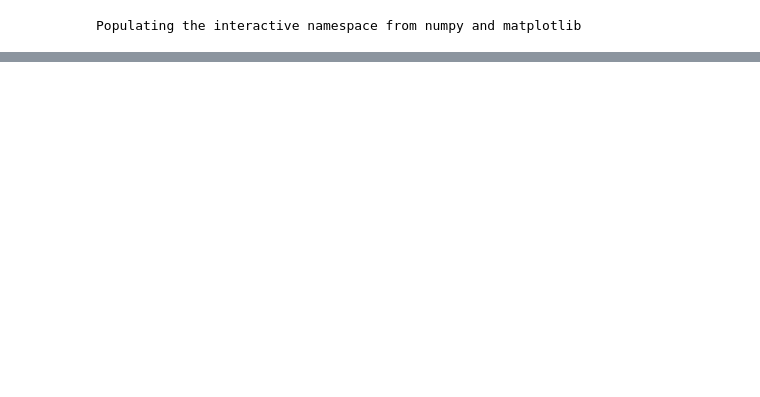
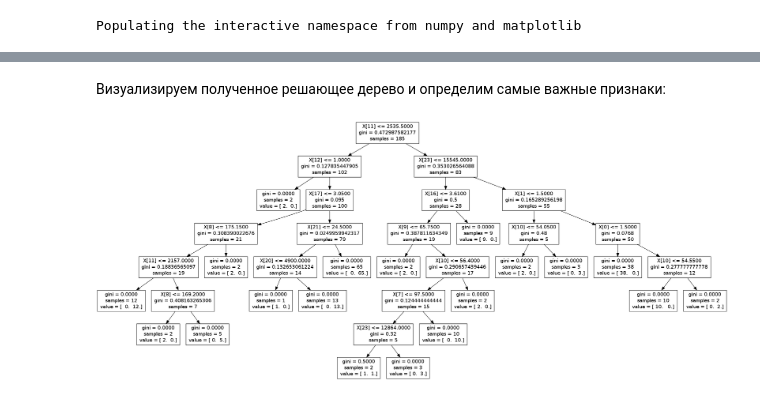
Before and after one commit to ukoloff/orazaev, a Jupyter notebook: edu/shad/ML2/ml2.lab2.ipynb, the cells around one changed output, grey strips where cells are left out. Drawn from its saved outputs; the diff is of its cells as text; code cells hidden in the pictures; blank space fills up the shorter version.

```diff
--- a/edu/shad/ML2/ml2.lab2.ipynb
+++ b/edu/shad/ML2/ml2.lab2.ipynb
@@ -127,0 +177,28 @@ dtree.best_params_
+# %%
+from sklearn.tree import DecisionTreeClassifier
+
+def compute_dtc_result(X, y):
+    """Train DecisionTreeClassifier and return tuple of (classifier, score)
+    """
+    params = {
+        "criterion" : ["gini", "entropy"],
+        "max_features" : [1, 2, 3, 4, 5, 6],
+        "max_depth" : [3, 5, 7, 11, 13, 23],
+        "min_samples_split" : [1, 4, 8],
+        "min_samples_leaf" : [1, 2, 3],
+        "random_state" : [13, 42, 666]
+    }
+
+    _dtree = DecisionTreeClassifier()
+    dtree_wheels = GridSearchCV(_dtree, params, n_jobs=2, cv=5)
+    dtree_wheels.fit(X, y)
+    return dtree_wheels, dtree_wheels.score(X, y)
+
+
+X = data[data["drive-wheels"] != data_mappings["drive-wheels"]["4wd"]]
+y = X["drive-wheels"]
+X = X.drop("drive-wheels", axis=1)
+
+dtree_wheels, score_dtc = compute_dtc_result(X, y)
+dtc = dtree_wheels
+dtree_wheels.best_params_, score_dtc
@@ -127,0 +213,9 @@ dtree.best_params_
+# %% [markdown]
+Визуализируем полученное решающее дерево и определим самые важные признаки:
+# %%
+dot_data = StringIO.StringIO()
+export_graphviz(dtree_wheels.best_estimator_, out_file=dot_data)
+graph = pydot.graph_from_dot_data(dot_data.getvalue())
+Image(graph.create_png(), width=960, height=720)
+# %% [output]
+[figure, added]
```
Also changed, not shown: parts of 42 cells of this notebook.
